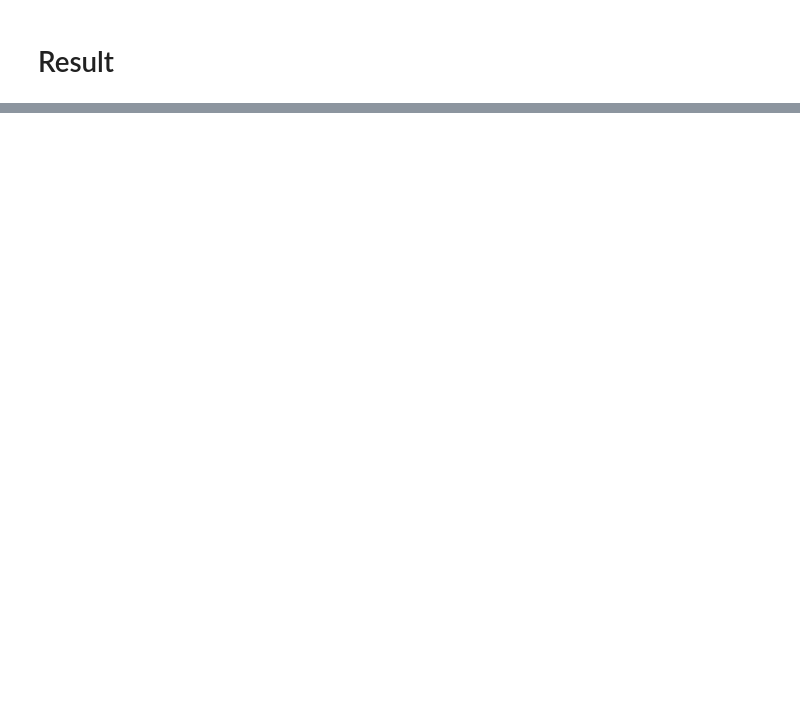
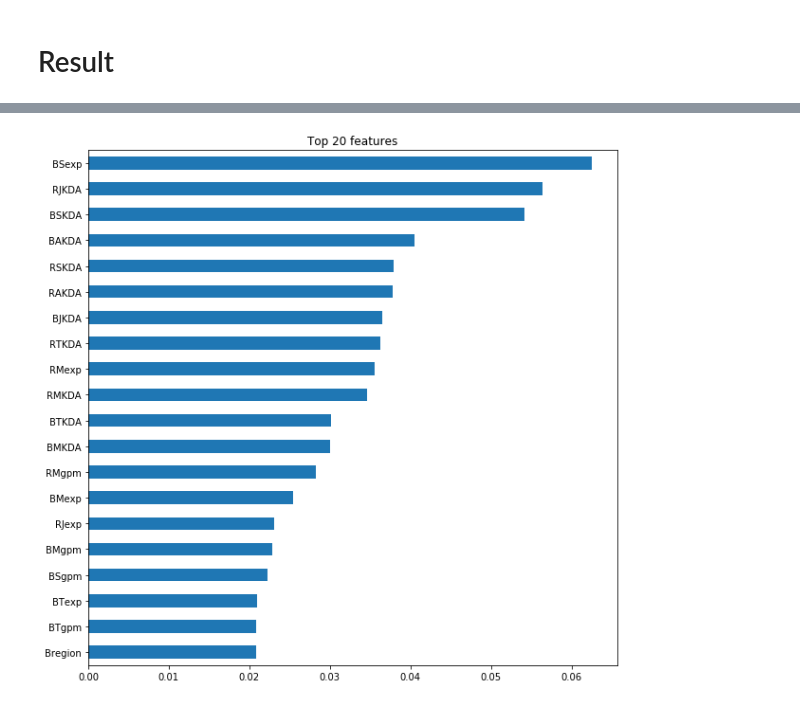
Before and after one commit to snaiws/Project-2, a Jupyter notebook: Project2.ipynb, the cells around one changed output, grey strips where cells are left out. Cells and saved outputs as stored; diff of their text form; code cells hidden in the pictures; blank space fills up the shorter version.

```diff
--- a/Project2.ipynb
+++ b/Project2.ipynb
@@ -1186,16 +1155,19 @@ print(roc_auc_score(y_test,y_pred_optimal))
 # %%
 pipe2 = make_pipeline(
     TargetEncoder(cols=['Bregion','Rregion']),
     XGBClassifier(n_estimators=200
                   , random_state=2
                   , n_jobs=-1
                   , learning_rate=0.2
+                  , max_depth=9
     )
 )
-pipe2.fit(X_train_encoded,y_train);
-rf = pipe2['randomforestclassifier']
-importances = pd.Series(rf.feature_importances_, X_train_encoded.columns)
+pipe2.fit(X_train,y_train);
+rf = pipe2['xgbclassifier']
+importances = pd.Series(rf.feature_importances_, X_train.columns)
 n = 20
 plt.figure(figsize=(10,n/2))
 plt.title(f'Top {n} features')
 importances.sort_values()[-n:].plot.barh();
+# %% [output]
+[figure, added]
```
Also changed, not shown: parts of 17 cells of this notebook.
